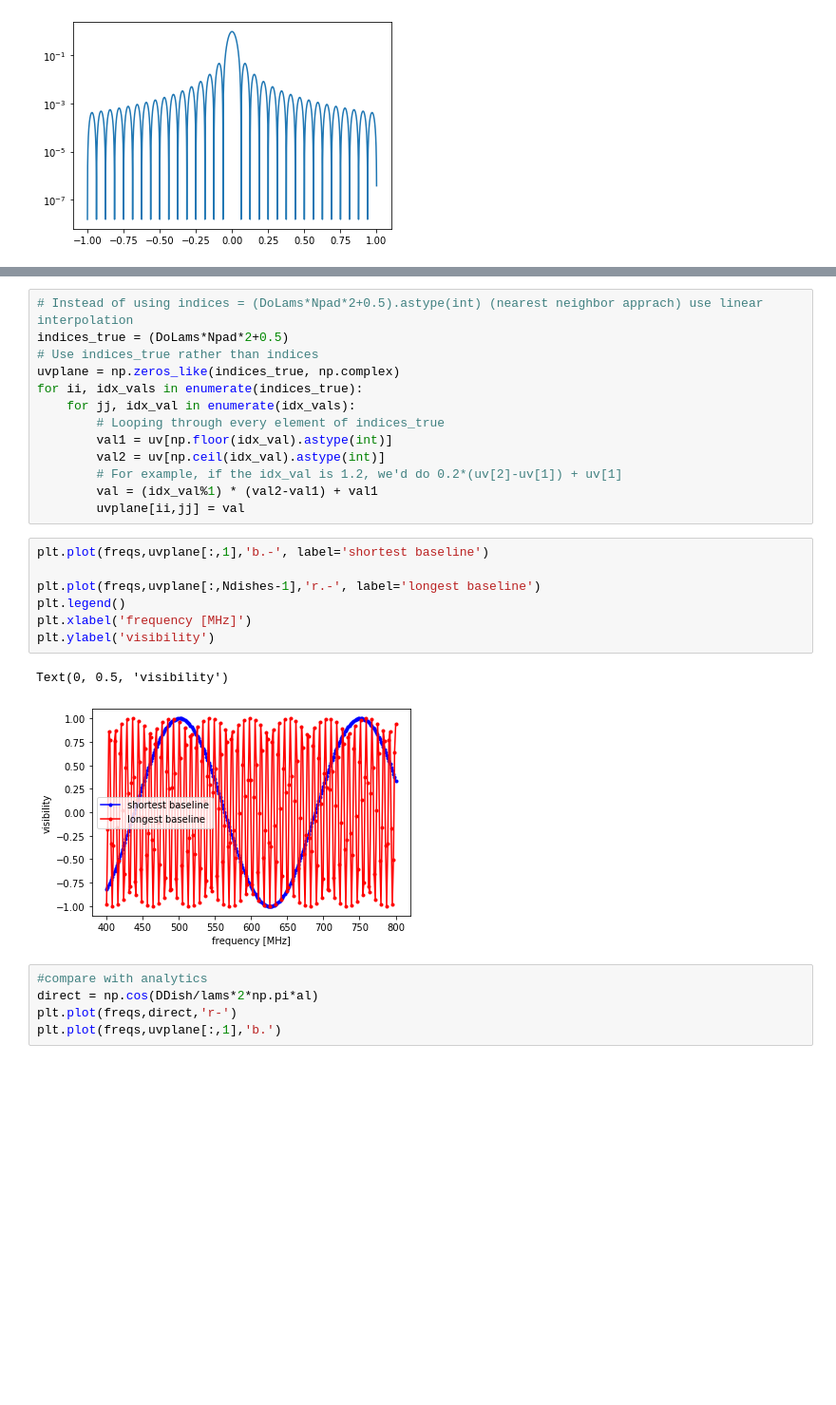
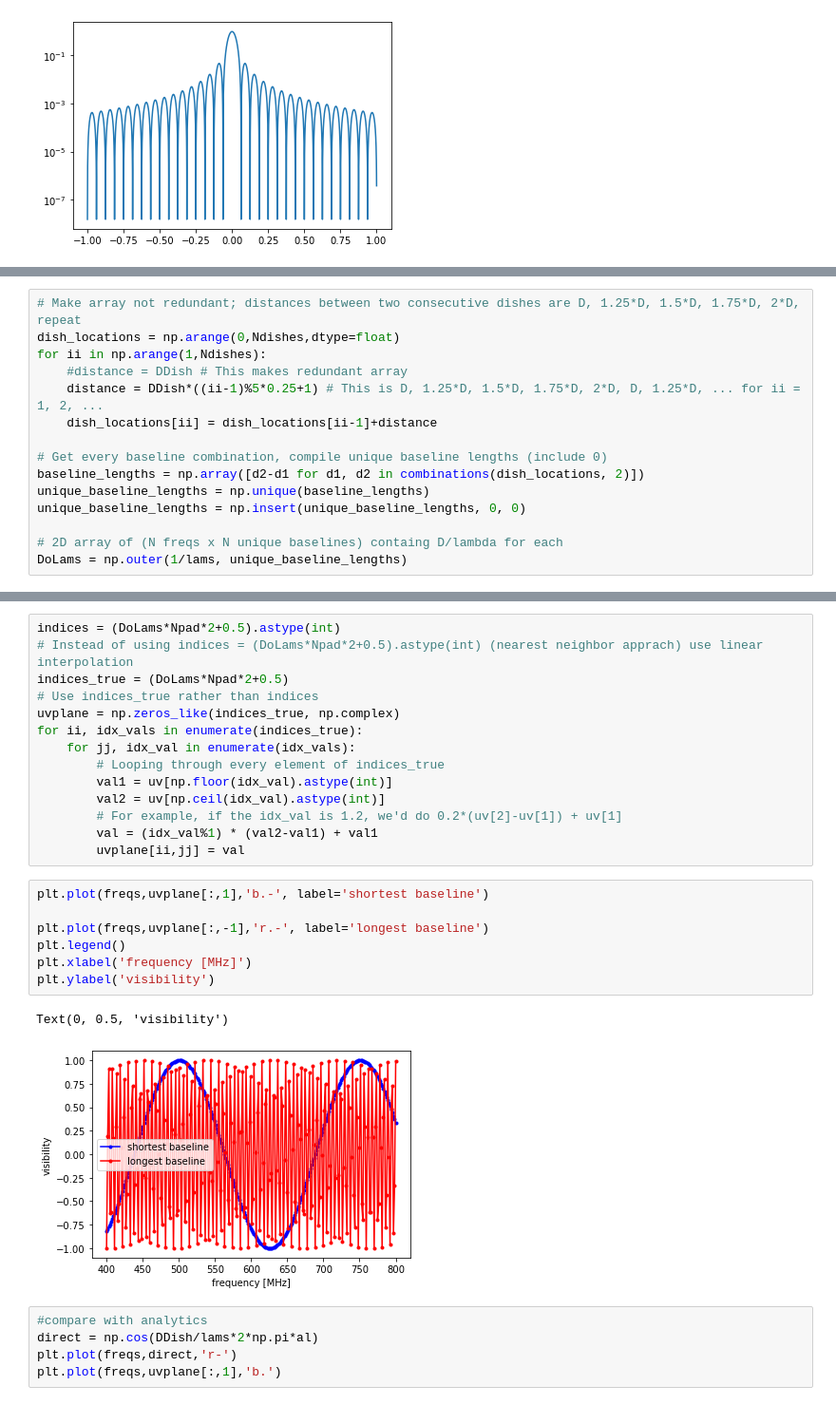
Before and after one commit to yukanak/radio1d, a Jupyter notebook: notebooks/play.ipynb, the cells around one changed output, grey strips where cells are left out. Shown at 95% size. Drawn from its saved outputs; the diff is of its cells as text; blank space fills up the shorter version.

```diff
--- a/notebooks/play.ipynb
+++ b/notebooks/play.ipynb
@@ -67,3 +68,18 @@ indices = (DoLams*Npad*2+0.5).astype(int)
+# %%
+# Make array not redundant; distances between two consecutive dishes are D, 1.25*D, 1.5*D, 1.75*D, 2*D, repeat
+dish_locations = np.arange(0,Ndishes,dtype=float)
+for ii in np.arange(1,Ndishes):
+    #distance = DDish # This makes redundant array
+    distance = DDish*((ii-1)%5*0.25+1) # This is D, 1.25*D, 1.5*D, 1.75*D, 2*D, D, 1.25*D, ... for ii = 1, 2, ...
+    dish_locations[ii] = dish_locations[ii-1]+distance
+
+# Get every baseline combination, compile unique baseline lengths (include 0)
+baseline_lengths = np.array([d2-d1 for d1, d2 in combinations(dish_locations, 2)])
+unique_baseline_lengths = np.unique(baseline_lengths)
+unique_baseline_lengths = np.insert(unique_baseline_lengths, 0, 0)
+
+# 2D array of (N freqs x N unique baselines) containg D/lambda for each
+DoLams = np.outer(1/lams, unique_baseline_lengths)
 # %%
 ## Let's find a response to a point source
 image = empty_image()
@@ -79,6 +95,7 @@ uvplane = uv[indices]
 # %% [output]
 [figure]
 # %%
+indices = (DoLams*Npad*2+0.5).astype(int)
 # Instead of using indices = (DoLams*Npad*2+0.5).astype(int) (nearest neighbor apprach) use linear interpolation
 indices_true = (DoLams*Npad*2+0.5)
 # Use indices_true rather than indices
@@ -94,13 +111,13 @@ for ii, idx_vals in enumerate(indices_true):
 # %%
 plt.plot(freqs,uvplane[:,1],'b.-', label='shortest baseline')
 
-plt.plot(freqs,uvplane[:,Ndishes-1],'r.-', label='longest baseline')
+plt.plot(freqs,uvplane[:,-1],'r.-', label='longest baseline')
 plt.legend()
 plt.xlabel('frequency [MHz]')
 plt.ylabel('visibility')
 # %% [output]
 Text(0, 0.5, 'visibility')
-[figure, old version]
+[figure, new version]
 # %%
 #compare with analytics
 direct = np.cos(DDish/lams*2*np.pi*al)
```
Also changed, not shown: parts of 9 cells of this notebook.
